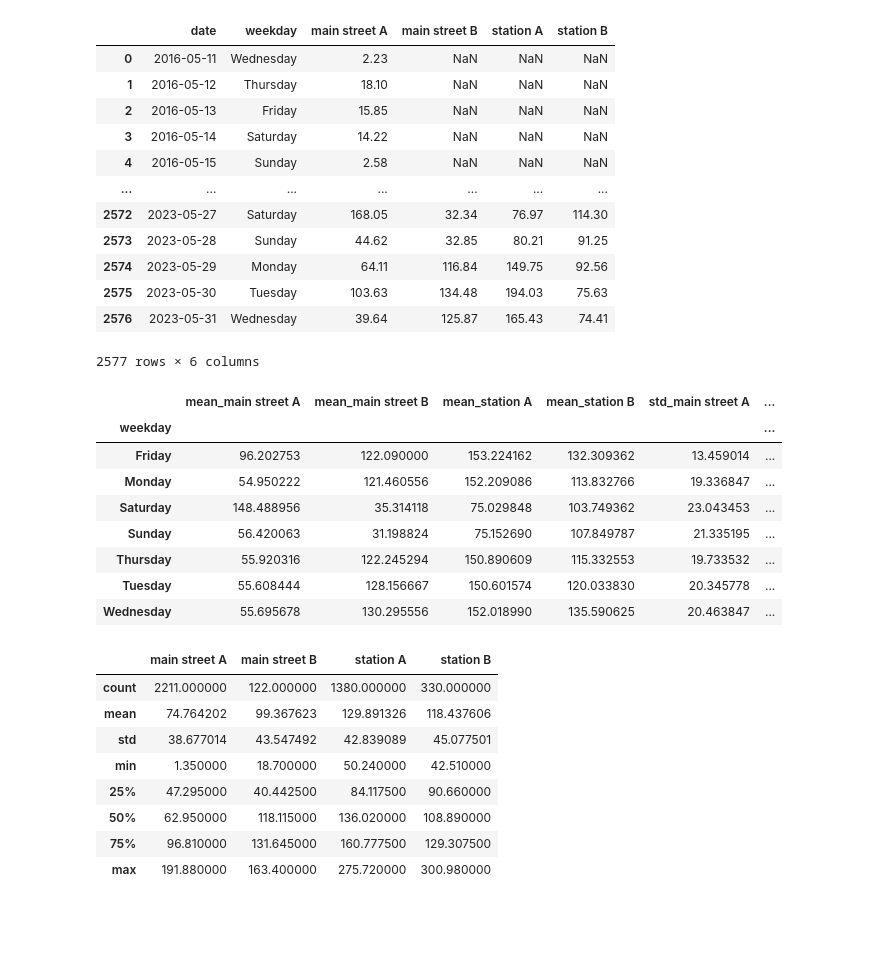
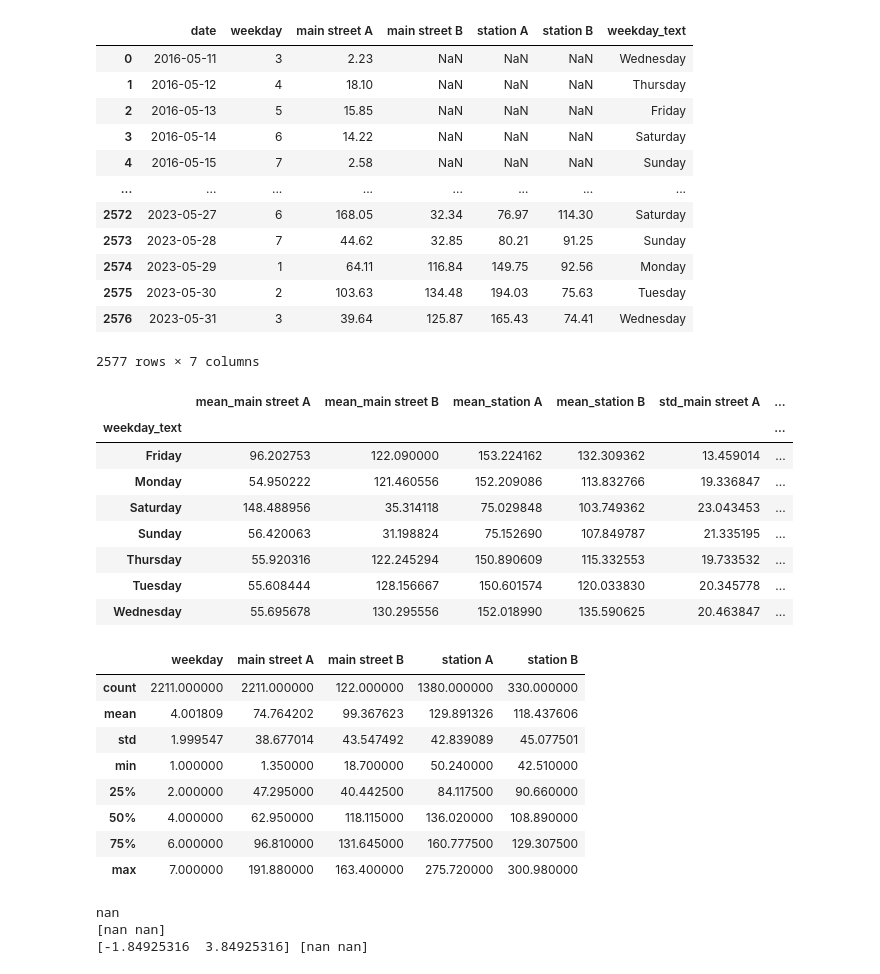
Before and after one commit to Marijn2404/TheThirdPiGame, a Jupyter notebook: Excercise part 6.ipynb, the cells around one changed output. Drawn from its saved outputs; the diff is of its cells as text; code cells hidden in the pictures; blank space fills up the shorter version.

```diff
--- a/Excercise part 6.ipynb
+++ b/Excercise part 6.ipynb
@@ -1,28 +1,29 @@
 # %%
 import numpy as np
 import pandas as pd
 import matplotlib.pyplot as plt
 import plotly.express as px
 from datetime import datetime
+
 df = pd.read_excel("BakeryData_Vilnius.xlsx")
 stores = ["main street A","main street B","station A","station B"]
-df["weekday"] = df['date'].dt.strftime('%A')
+df["weekday_text"] = df['date'].dt.strftime('%A')
 df["date"] = pd.to_datetime(df["date"]).dt.date
 df
 # %% [output]
-|  | date | weekday | main street A | main street B | station A | station B |
-| 0 | 2016-05-11 | Wednesday | 2.23 | NaN | NaN | NaN |
-| 1 | 2016-05-12 | Thursday | 18.10 | NaN | NaN | NaN |
-| 2 | 2016-05-13 | Friday | 15.85 | NaN | NaN | NaN |
-| 3 | 2016-05-14 | Saturday | 14.22 | NaN | NaN | NaN |
-| 4 | 2016-05-15 | Sunday | 2.58 | NaN | NaN | NaN |
-| ... | ... | ... | ... | ... | ... | ... |
-| 2572 | 2023-05-27 | Saturday | 168.05 | 32.34 | 76.97 | 114.30 |
-| 2573 | 2023-05-28 | Sunday | 44.62 | 32.85 | 80.21 | 91.25 |
-| 2574 | 2023-05-29 | Monday | 64.11 | 116.84 | 149.75 | 92.56 |
-| 2575 | 2023-05-30 | Tuesday | 103.63 | 134.48 | 194.03 | 75.63 |
-| 2576 | 2023-05-31 | Wednesday | 39.64 | 125.87 | 165.43 | 74.41 |
+|  | date | weekday | main street A | main street B | station A | station B | weekday_text |
+| 0 | 2016-05-11 | 3 | 2.23 | NaN | NaN | NaN | Wednesday |
+| 1 | 2016-05-12 | 4 | 18.10 | NaN | NaN | NaN | Thursday |
+| 2 | 2016-05-13 | 5 | 15.85 | NaN | NaN | NaN | Friday |
+| 3 | 2016-05-14 | 6 | 14.22 | NaN | NaN | NaN | Saturday |
+| 4 | 2016-05-15 | 7 | 2.58 | NaN | NaN | NaN | Sunday |
+| ... | ... | ... | ... | ... | ... | ... | ... |
+| 2572 | 2023-05-27 | 6 | 168.05 | 32.34 | 76.97 | 114.30 | Saturday |
+| 2573 | 2023-05-28 | 7 | 44.62 | 32.85 | 80.21 | 91.25 | Sunday |
+| 2574 | 2023-05-29 | 1 | 64.11 | 116.84 | 149.75 | 92.56 | Monday |
+| 2575 | 2023-05-30 | 2 | 103.63 | 134.48 | 194.03 | 75.63 | Tuesday |
+| 2576 | 2023-05-31 | 3 | 39.64 | 125.87 | 165.43 | 74.41 | Wednesday |
-2577 rows × 6 columns
+2577 rows × 7 columns
 # %%
 pre_covid = datetime(day = 1,month = 3,year = 2021).date()
 after_covid = datetime(day = 1,month = 3,year = 2022).date()
@@ -34,12 +35,12 @@ for store in stores:
 # %%
 aggfuncList = {}
 
-table = pd.pivot_table(df, values=stores, index='weekday', aggfunc=[np.mean, np.std])
+table = pd.pivot_table(df, values=stores, index='weekday_text', aggfunc=[np.mean, np.std])
 table.columns = [f'{col}_{agg}' for col, agg in table.columns]
 table
 # %% [output]
 |  | mean_main street A | mean_main street B | mean_station A | mean_station B | std_main street A | ... |
-| weekday |  |  |  |  |  | ... |
+| weekday_text |  |  |  |  |  | ... |
 | Friday | 96.202753 | 122.090000 | 153.224162 | 132.309362 | 13.459014 | ... |
 | Monday | 54.950222 | 121.460556 | 152.209086 | 113.832766 | 19.336847 | ... |
 | Saturday | 148.488956 | 35.314118 | 75.029848 | 103.749362 | 23.043453 | ... |
@@ -50,14 +51,14 @@ table
 # %%
 df.describe()
 # %% [output]
-|  | main street A | main street B | station A | station B |
-| count | 2211.000000 | 122.000000 | 1380.000000 | 330.000000 |
-| mean | 74.764202 | 99.367623 | 129.891326 | 118.437606 |
-| std | 38.677014 | 43.547492 | 42.839089 | 45.077501 |
-| min | 1.350000 | 18.700000 | 50.240000 | 42.510000 |
-| 25% | 47.295000 | 40.442500 | 84.117500 | 90.660000 |
-| 50% | 62.950000 | 118.115000 | 136.020000 | 108.890000 |
-| 75% | 96.810000 | 131.645000 | 160.777500 | 129.307500 |
-| max | 191.880000 | 163.400000 | 275.720000 | 300.980000 |
+|  | weekday | main street A | main street B | station A | station B |
+| count | 2211.000000 | 2211.000000 | 122.000000 | 1380.000000 | 330.000000 |
+| mean | 4.001809 | 74.764202 | 99.367623 | 129.891326 | 118.437606 |
+| std | 1.999547 | 38.677014 | 43.547492 | 42.839089 | 45.077501 |
+| min | 1.000000 | 1.350000 | 18.700000 | 50.240000 | 42.510000 |
+| 25% | 2.000000 | 47.295000 | 40.442500 | 84.117500 | 90.660000 |
+| 50% | 4.000000 | 62.950000 | 118.115000 | 136.020000 | 108.890000 |
+| 75% | 6.000000 | 96.810000 | 131.645000 | 160.777500 | 129.307500 |
+| max | 7.000000 | 191.880000 | 163.400000 | 275.720000 | 300.980000 |
 # %%
 for store in stores:
@@ -65,0 +98,22 @@ for store in stores:
+# %%
+import plotly.graph_objects as go
+from scipy import stats
+
+daysOfTheWeek = ["Monday", "Tuesday", "Wednesday", "Thursday", "Friday", "Saturday","Sunday"]
+day = "Saturday"
+store = "main street B"
+qq = stats.probplot(df[df["weekday_text"]==day][store], dist='norm', sparams=(1))
+x = np.array([qq[0][0][0], qq[0][0][-1]])
+
+fig = go.Figure()
+fig.add_scatter(x=qq[0][0], y=qq[0][1], mode='markers')
+fig.add_scatter(x=x, y=qq[1][1] + qq[1][0]*x, mode='lines')
+print(qq[1][1])
+print(qq[1][0]*x)
+print(x, qq[1][1] + qq[1][0]*x)
+fig.layout.update(showlegend=False, title="Quantile-Quantile plot: {0} for {1}".format(store, day))
+fig.show()
+# %% [output]
+nan
+[nan nan]
+[-1.84925316  3.84925316] [nan nan]
```
Also changed, not shown: parts of 3 cells of this notebook, 7 other files.
